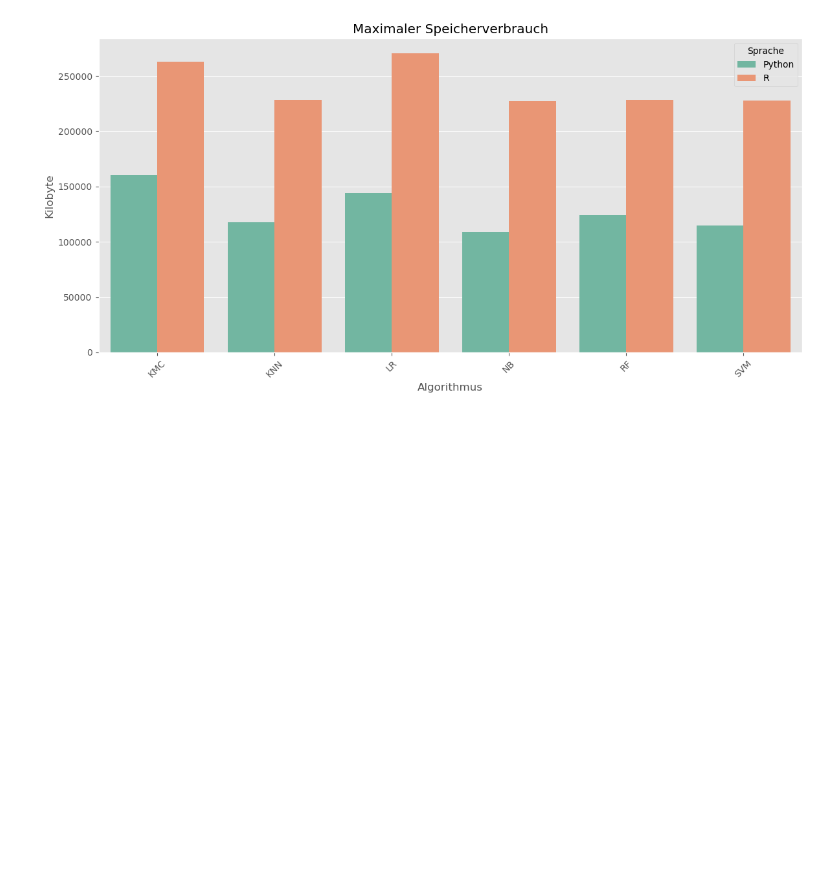
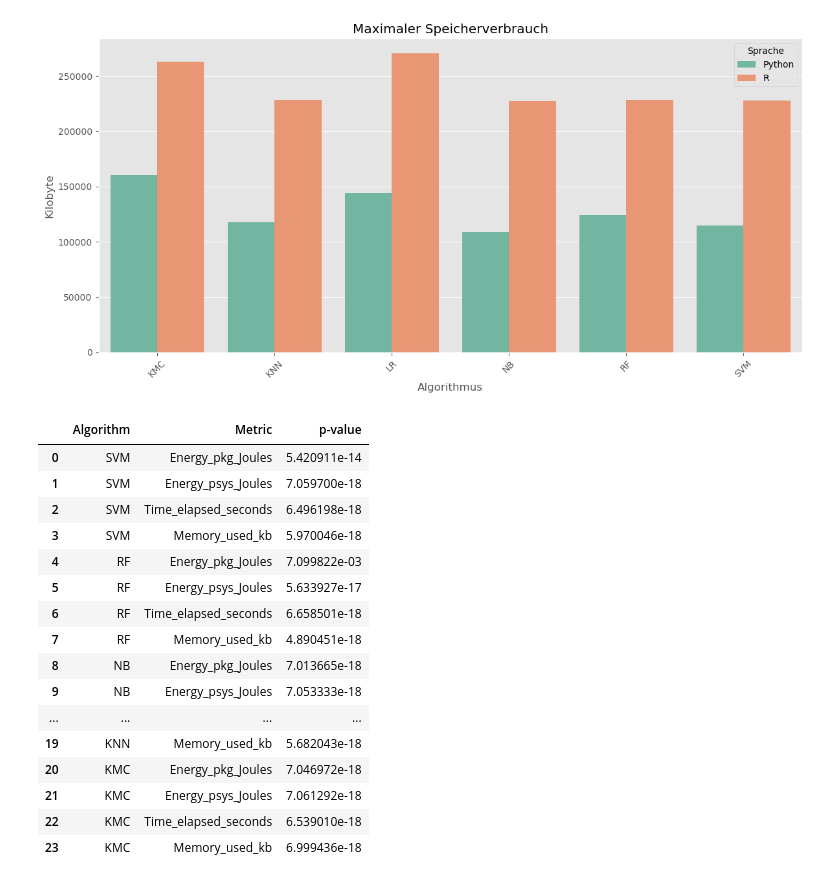
Before and after one commit to moot20/EnergyConsumptionML-ComparisonPythonR, a Jupyter notebook: results_analysis.ipynb, the cells around one changed output. Cells and saved outputs as stored; diff of their text form; code cells hidden in the pictures; blank space fills up the shorter version.

```diff
--- a/results_analysis.ipynb
+++ b/results_analysis.ipynb
@@ -181,3 +188,41 @@ for algo in mean_df['Algorithm'].unique():
 normalized_df = pd.DataFrame(normalized_data)
 
 normalized_df.to_csv('normalized_results.csv', index=False)
+# %%
+# Mann-Whitney-U-Test
+
+from scipy.stats import mannwhitneyu
+
+results = []
+
+for algo in df['Algorithm'].unique():
+    for metric in metrics:
+        python_values = df[(df['Algorithm'] == algo) & (df['Language'] == 'Python')][metric]
+        r_values = df[(df['Algorithm'] == algo) & (df['Language'] == 'R')][metric]
+        stat, p = mannwhitneyu(python_values, r_values)
+        results.append({
+            'Algorithm': algo,
+            'Metric': metric,
+            'p-value': p
+            })
+
+results_df = pd.DataFrame(results)
+results_df
+# %% [output]
+|  | Algorithm | Metric | p-value |
+| 0 | SVM | Energy_pkg_Joules | 5.420911e-14 |
+| 1 | SVM | Energy_psys_Joules | 7.059700e-18 |
+| 2 | SVM | Time_elapsed_seconds | 6.496198e-18 |
+| 3 | SVM | Memory_used_kb | 5.970046e-18 |
+| 4 | RF | Energy_pkg_Joules | 7.099822e-03 |
+| 5 | RF | Energy_psys_Joules | 5.633927e-17 |
+| 6 | RF | Time_elapsed_seconds | 6.658501e-18 |
+| 7 | RF | Memory_used_kb | 4.890451e-18 |
+| 8 | NB | Energy_pkg_Joules | 7.013665e-18 |
+| 9 | NB | Energy_psys_Joules | 7.053333e-18 |
+| ... | ... | ... | ... |
+| 19 | KNN | Memory_used_kb | 5.682043e-18 |
+| 20 | KMC | Energy_pkg_Joules | 7.046972e-18 |
+| 21 | KMC | Energy_psys_Joules | 7.061292e-18 |
+| 22 | KMC | Time_elapsed_seconds | 6.539010e-18 |
+| 23 | KMC | Memory_used_kb | 6.999436e-18 |
```
Also changed, not shown: parts of 2 cells of this notebook.
